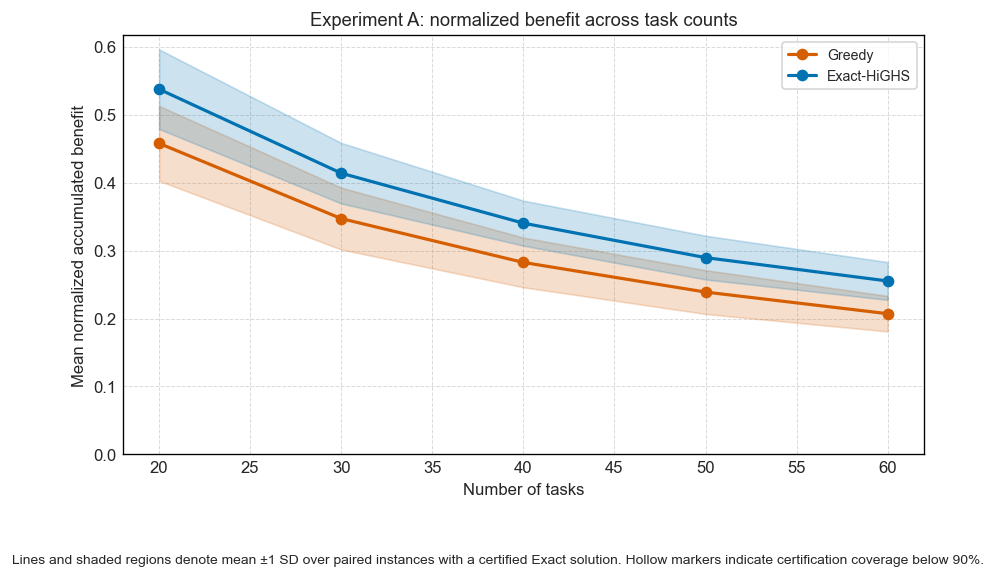
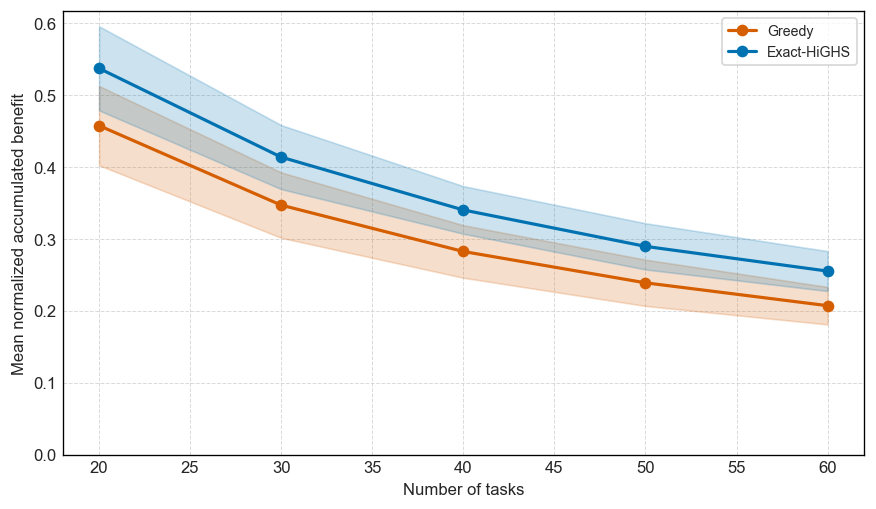
The change to this notebook cell's code, shown as a diff; its figure went from the first image to the second:
--- before
+++ after
@@ -15,7 +15,7 @@
 )
 
-ax.set_title(
-    "Experiment A: normalized benefit across task counts"
-)
+#ax.set_title(
+#    "Experiment A: normalized benefit across task counts"
+#)
 
 ax.legend(
@@ -24,17 +24,4 @@
 )
 
-fig.text(
-    0.5,
-    -0.015,
-    (
-        "Lines and shaded regions denote mean ±1 SD over "
-        "paired instances with a certified Exact solution. "
-        "Hollow markers indicate certification coverage "
-        "below 90%."
-    ),
-    ha="center",
-    va="top",
-    fontsize=8.3,
-)
 
 fig.tight_layout(

Commit: bb